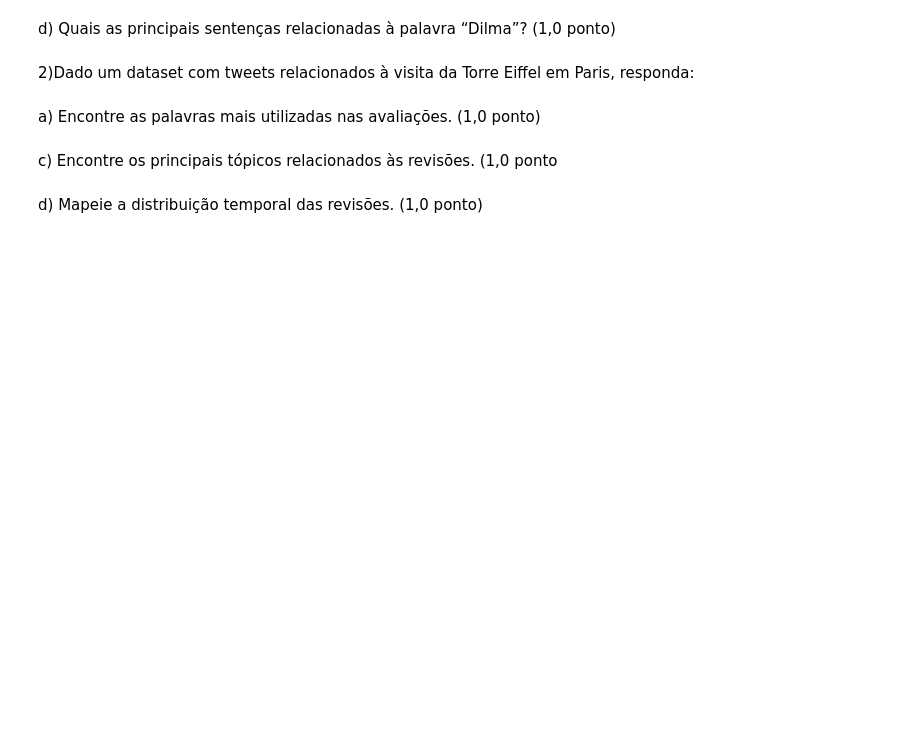
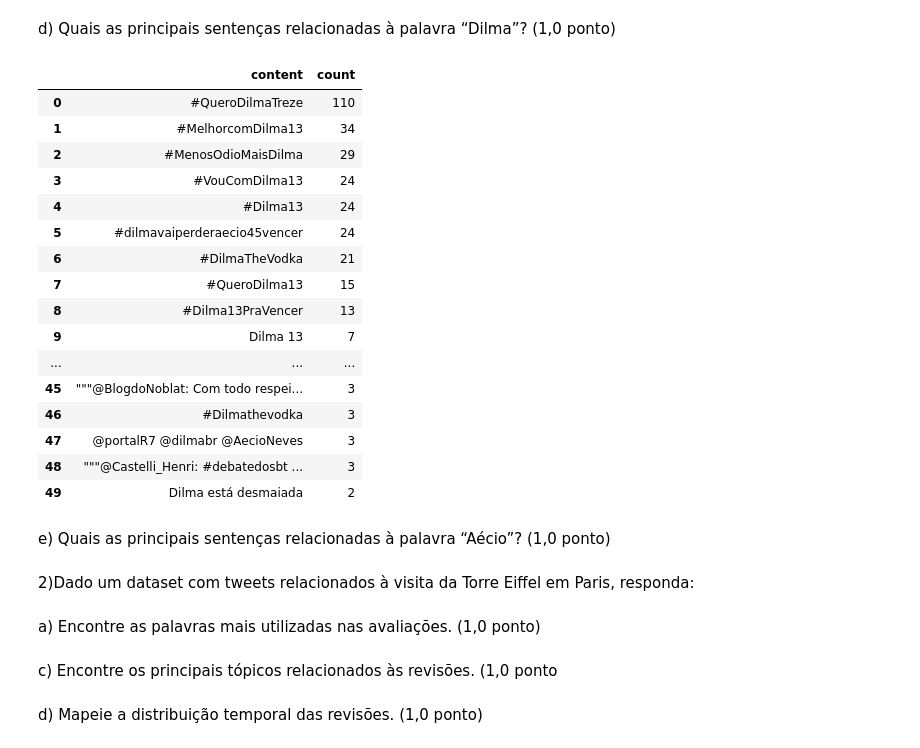
Before and after one commit to VicMisael/MapReduceNuvem2022, a Jupyter notebook: MapReduce.ipynb, the cells around one changed output. Drawn from its saved outputs; the diff is of its cells as text; code cells hidden in the pictures; blank space fills up the shorter version.

```diff
--- a/MapReduce.ipynb
+++ b/MapReduce.ipynb
@@ -184,2 +258,28 @@ c) Quais as hashtags mais usadas em cada dia? (1,0 ponto)
 # %% [markdown]
 d) Quais as principais sentenças relacionadas à palavra “Dilma”? (1,0 ponto)
+# %%
+dilma_df=debate_tweets_timestamp.filter(lower(debate_tweets_timestamp["content"]).contains("dilma"))\
+.groupBy("content").count().sort("count",ascending=False)
+#.withColumn("sentences", sentences("content")
+# %%
+dilma_df.limit(50).toPandas()
+# %% [output]
+|  | content | count |
+| 0 | #QueroDilmaTreze | 110 |
+| 1 | #MelhorcomDilma13 | 34 |
+| 2 | #MenosOdioMaisDilma | 29 |
+| 3 | #VouComDilma13 | 24 |
+| 4 | #Dilma13 | 24 |
+| 5 | #dilmavaiperderaecio45vencer | 24 |
+| 6 | #DilmaTheVodka | 21 |
+| 7 | #QueroDilma13 | 15 |
+| 8 | #Dilma13PraVencer | 13 |
+| 9 | Dilma 13 | 7 |
+| ... | ... | ... |
+| 45 | """@BlogdoNoblat: Com todo respei... | 3 |
+| 46 | #Dilmathevodka | 3 |
+| 47 | @portalR7 @dilmabr @AecioNeves | 3 |
+| 48 | """@Castelli_Henri: #debatedosbt ... | 3 |
+| 49 | Dilma está desmaiada | 2 |
+# %% [markdown]
+e) Quais as principais sentenças relacionadas à palavra “Aécio”? (1,0 ponto)
```
Also changed, not shown: parts of 16 cells of this notebook.
